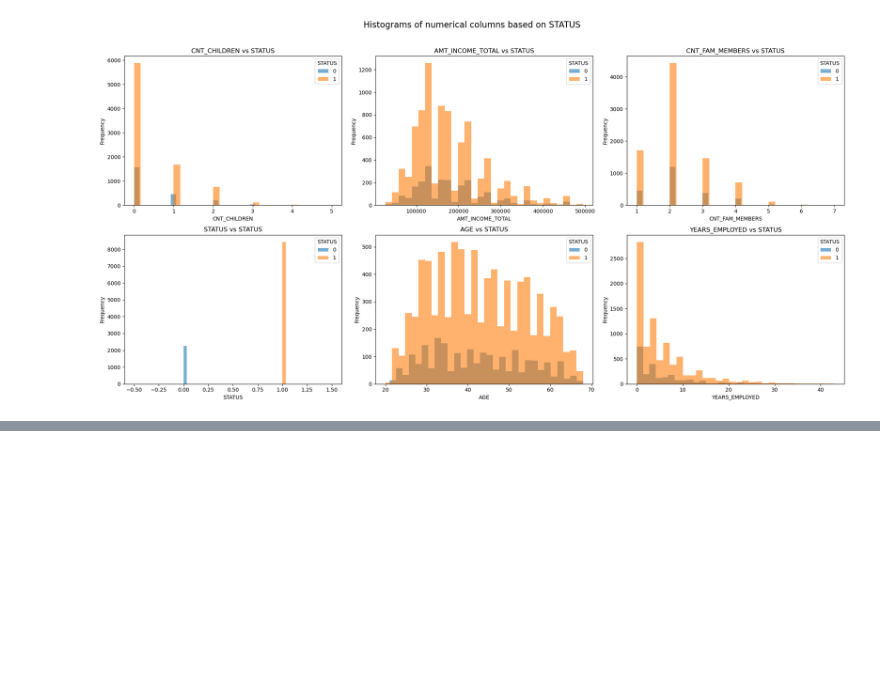
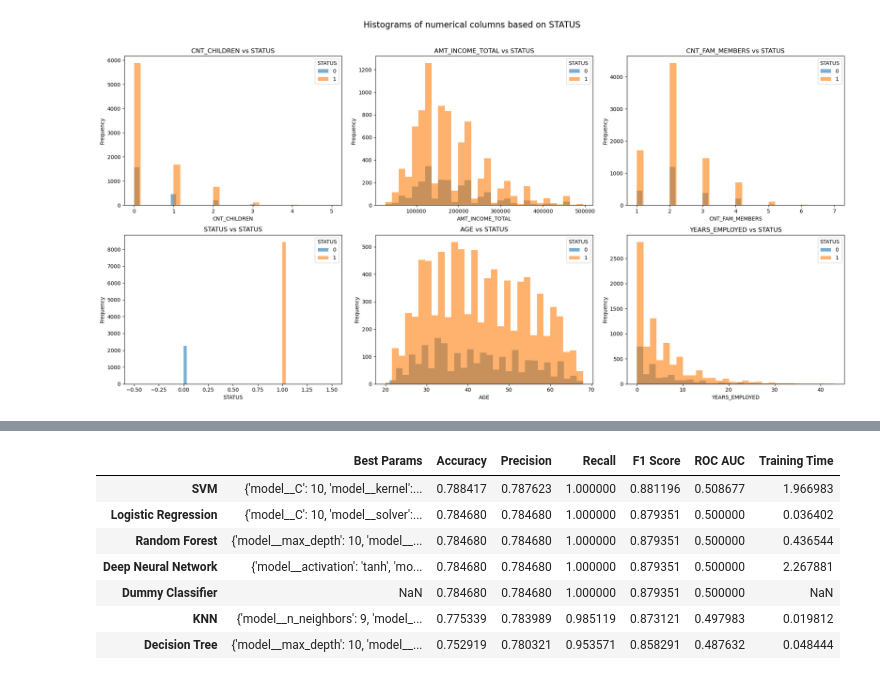
Before and after one commit to Timofeid/berkeley_capstone_project, a Jupyter notebook: notebook.ipynb, the cells around one changed output, grey strips where cells are left out. Cells and saved outputs as stored; diff of their text form; code cells hidden in the pictures; blank space fills up the shorter version.

```diff
--- a/notebook.ipynb
+++ b/notebook.ipynb
@@ -370,0 +559,12 @@ plt.tight_layout()
+# %%
+# order the models based on F1 Score
+results_df.drop(columns='Best Model').sort_values('F1 Score', ascending=False)
+# %% [output]
+|  | Best Params | Accuracy | Precision | Recall | F1 Score | ROC AUC | Training Time |
+| SVM | {'model__C': 10, 'model__kernel':... | 0.788417 | 0.787623 | 1.000000 | 0.881196 | 0.508677 | 1.966983 |
+| Logistic Regression | {'model__C': 10, 'model__solver':... | 0.784680 | 0.784680 | 1.000000 | 0.879351 | 0.500000 | 0.036402 |
+| Random Forest | {'model__max_depth': 10, 'model__... | 0.784680 | 0.784680 | 1.000000 | 0.879351 | 0.500000 | 0.436544 |
+| Deep Neural Network | {'model__activation': 'tanh', 'mo... | 0.784680 | 0.784680 | 1.000000 | 0.879351 | 0.500000 | 2.267881 |
+| Dummy Classifier | NaN | 0.784680 | 0.784680 | 1.000000 | 0.879351 | 0.500000 | NaN |
+| KNN | {'model__n_neighbors': 9, 'model_... | 0.775339 | 0.783989 | 0.985119 | 0.873121 | 0.497983 | 0.019812 |
+| Decision Tree | {'model__max_depth': 10, 'model__... | 0.752919 | 0.780321 | 0.953571 | 0.858291 | 0.487632 | 0.048444 |
```
Also changed, not shown: parts of 13 cells of this notebook, 1 other file.
